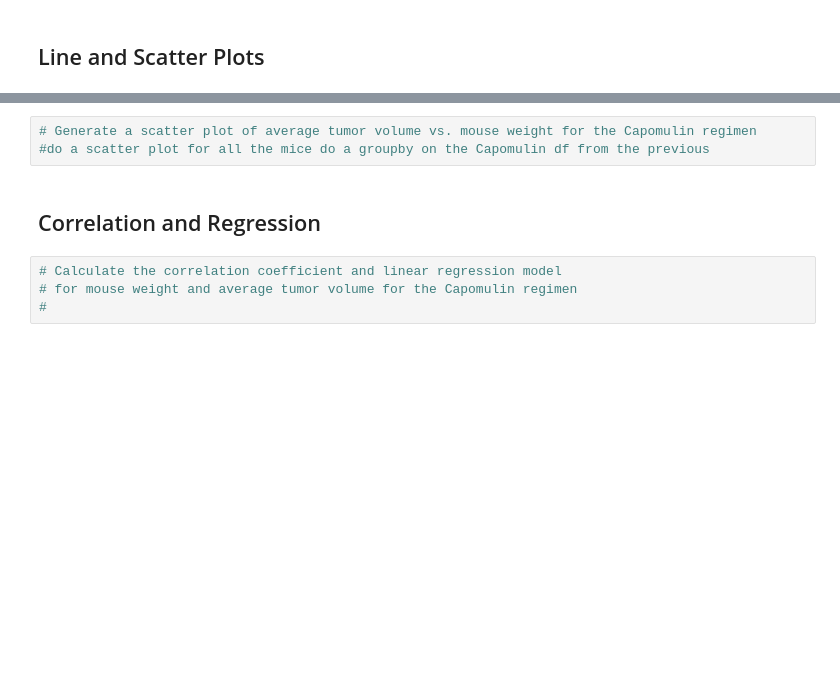
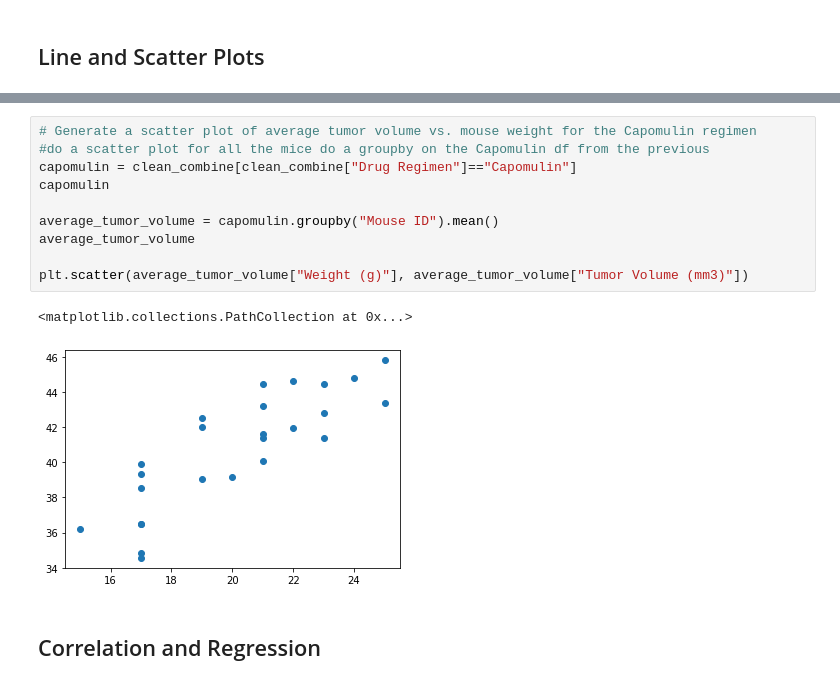
Before and after one commit to jenmusdat/matplotlib-challenge, a Jupyter notebook: Pymaceuticals/pymaceuticals_starter.ipynb, the cells around one changed output, grey strips where cells are left out. Drawn from its saved outputs; the diff is of its cells as text; blank space fills up the shorter version.

```diff
--- a/Pymaceuticals/pymaceuticals_starter.ipynb
+++ b/Pymaceuticals/pymaceuticals_starter.ipynb
@@ -278,9 +307,15 @@ plt.show
 # %%
 # Generate a scatter plot of average tumor volume vs. mouse weight for the Capomulin regimen
 #do a scatter plot for all the mice do a groupby on the Capomulin df from the previous
+capomulin = clean_combine[clean_combine["Drug Regimen"]=="Capomulin"]
+capomulin
+
+average_tumor_volume = capomulin.groupby("Mouse ID").mean()
+average_tumor_volume
+
+plt.scatter(average_tumor_volume["Weight (g)"], average_tumor_volume["Tumor Volume (mm3)"])
+# %% [output]
+<matplotlib.collections.PathCollection at 0x...>
+[figure, added]
 # %% [markdown]
 ## Correlation and Regression
-# %%
-# Calculate the correlation coefficient and linear regression model
-# for mouse weight and average tumor volume for the Capomulin regimen
-#
```
Also changed, not shown: parts of 5 cells of this notebook.
